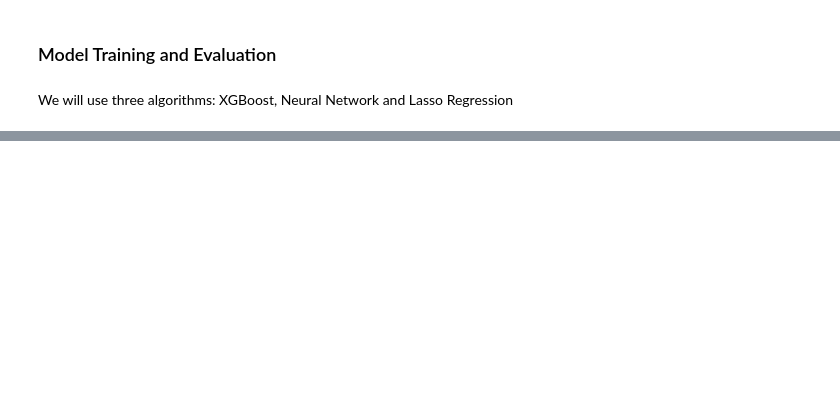
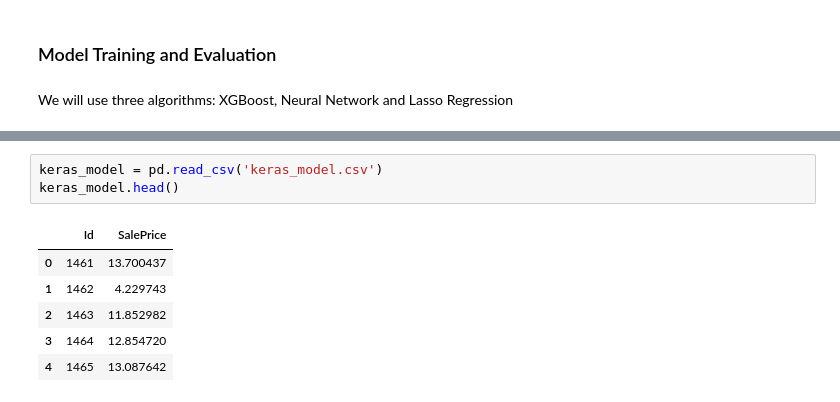
Before and after one commit to lenchyk/ML_Practice, a Jupyter notebook: Housing/Housing.ipynb, the cells around one changed output, grey strips where cells are left out. Cells and saved outputs as stored; diff of their text form; blank space fills up the shorter version.

```diff
--- a/Housing/Housing.ipynb
+++ b/Housing/Housing.ipynb
@@ -772,0 +848,10 @@ AttributeError: 'XGBRegressor' object has no attribute 'feature_names'
+# %%
+keras_model = pd.read_csv('keras_model.csv')
+keras_model.head()
+# %% [output]
+|  | Id | SalePrice |
+| 0 | 1461 | 13.700437 |
+| 1 | 1462 | 4.229743 |
+| 2 | 1463 | 11.852982 |
+| 3 | 1464 | 12.854720 |
+| 4 | 1465 | 13.087642 |
```
Also changed, not shown: parts of 30 cells of this notebook, 3 other files.
